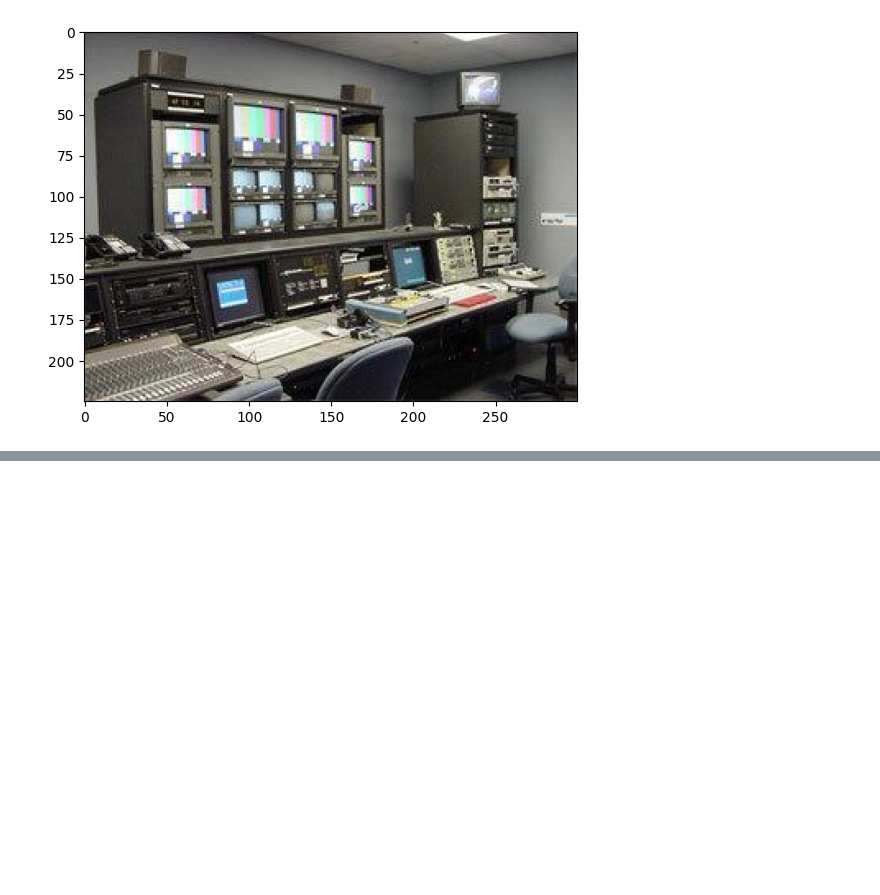
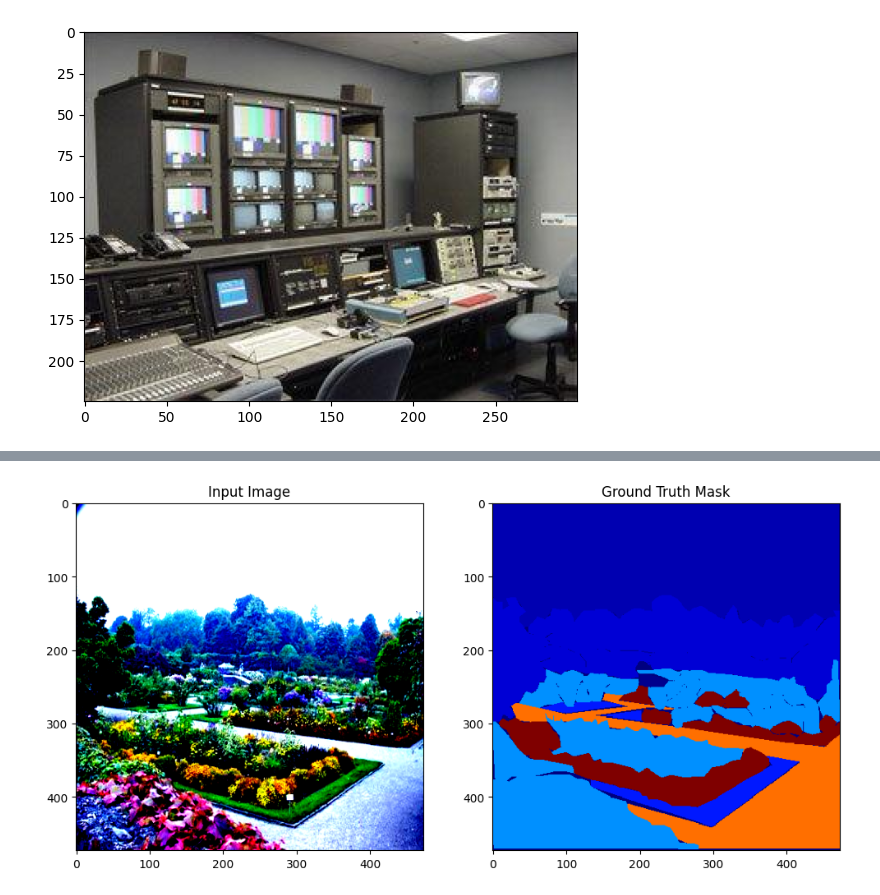
Before and after one commit to Jungminii-1114/PSPN, a Jupyter notebook: PSPN.ipynb, the cells around one changed output, grey strips where cells are left out. Saved outputs shown, nothing was run; the diff lists cells and outputs as text; code cells hidden in the pictures; blank space fills up the shorter version.

```diff
--- a/PSPN.ipynb
+++ b/PSPN.ipynb
@@ -111,4 +118,24 @@ Image format : JPEG
 Image size : (300, 225)
 Image mode : RGB
 [figure]
+# %%
+train_transform = A.Compose([
+    # train_transform은 다양성을 위한 무작위 변환에 초점을 맞춤.
+    A.Resize(height=473, width=473),
+    A.PadIfNeeded(min_height=473, min_width=473, border_mode=cv2.BORDER_CONSTANT,value=0, mask_value=0),
+    A.RandomCrop(height=473, width=473),
+
+    A.HorizontalFlip(p=0.5),
+
+    A.Normalize(mean=(0.485, 0.456, 0.406), std=(0.229, 0.224, 0.225)),
+
+    ToTensorV2()
+])
+
+test_transform = A.Compose([
+    A.Resize(height=473, width=473),
+    A.CenterCrop(height=473, width=473),
+    A.Normalize(mean=(0.485, 0.456, 0.406), std=(0.229, 0.224, 0.225)),
+    ToTensorV2()
+])
 # %%
@@ -144,11 +173,13 @@ class CustomDataset(Dataset):
         return len(self.img_files)
 
     def __getitem__(self, index):
-        image = Image.open(os.path.join(self.img_foler, self.img_files[index]))
+        image = Image.open(os.path.join(self.img_folder, self.img_files[index]))
         image = image.convert('RGB')
+        image = np.array(image)
 
         mask = Image.open(os.path.join(self.mask_folder, self.mask_files[index]))
         mask = mask.convert('L')
+        mask = np.array(mask)
 
         if self.transform:
             augmented = self.transform(image=image, mask=mask)
@@ -189,0 +221,17 @@ class PSPN(nn.Module):
+# %%
+dataiter = iter(train_loader)
+images, masks = next(dataiter)
+img_tensor = images[0]
+mask_tensor = masks[0]
+
+img_show = img_tensor.permute(1, 2, 0).numpy()
+mask_show = mask_tensor.squeeze().numpy()
+
+fig, ax = plt.subplots(1, 2, figsize=(12, 6))
+ax[0].imshow(img_show)
+ax[0].set_title("Input Image")
+
+ax[1].imshow(mask_show, cmap='jet')
+ax[1].set_title("Ground Truth Mask")
+plt.show()
+# %% [output]
@@ -189,0 +239 @@ class PSPN(nn.Module):
+[figure, added]
```
Also changed, not shown: parts of 10 cells of this notebook.
